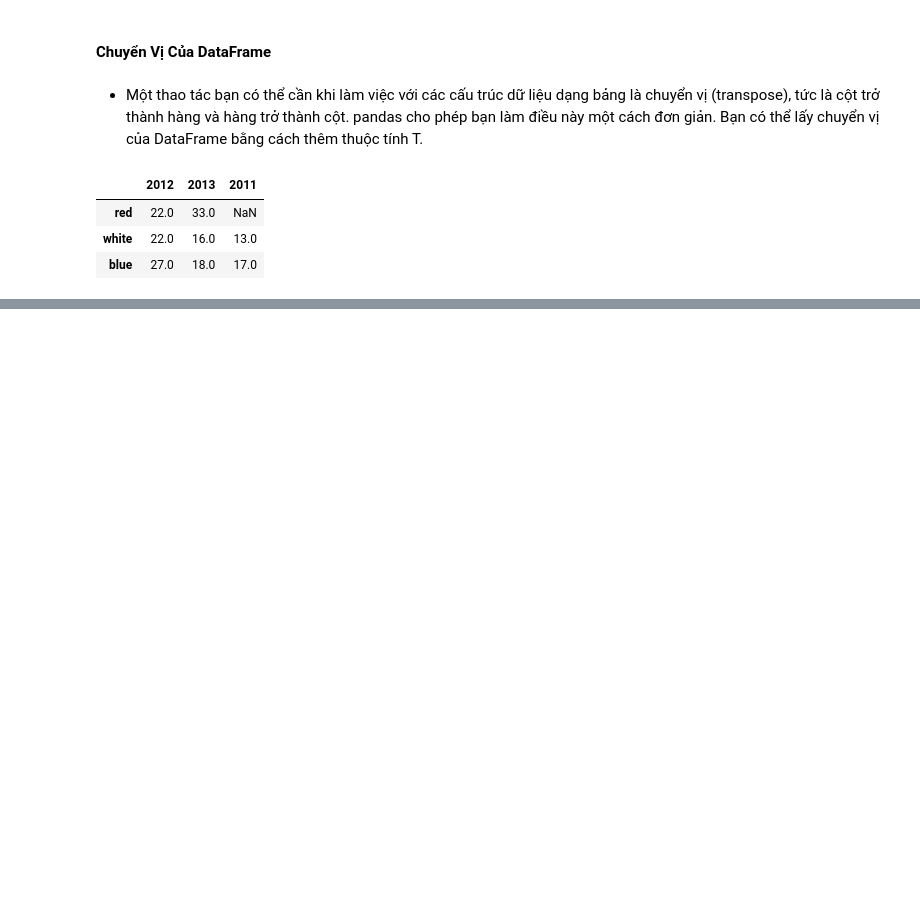
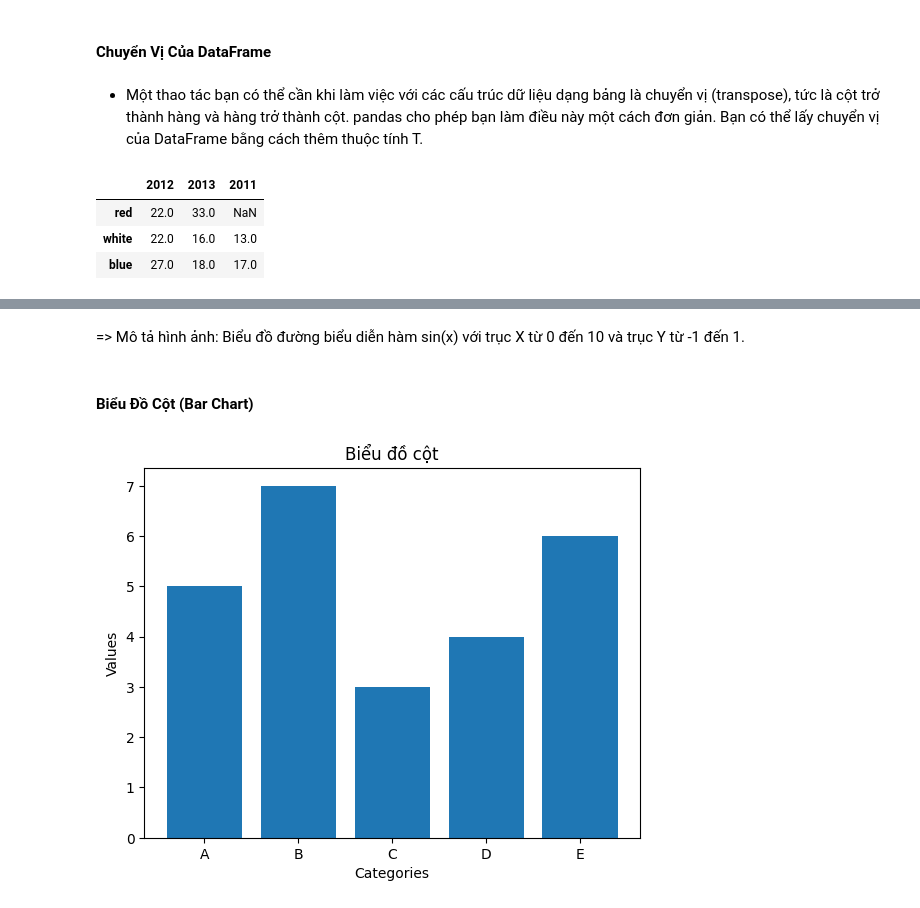
Before and after one commit to MeiCloudie/demo-python-data-analyst, a Jupyter notebook: tutorial/tutorial.ipynb, the cells around one changed output, grey strips where cells are left out. Cells and saved outputs as stored; diff of their text form; code cells hidden in the pictures; blank space fills up the shorter version.

```diff
--- a/tutorial/tutorial.ipynb
+++ b/tutorial/tutorial.ipynb
@@ -1471,0 +2254,17 @@ frame2.T
+# %% [markdown]
+=> Mô tả hình ảnh: Biểu đồ đường biểu diễn hàm sin(x) với trục X từ 0 đến 10 và trục Y từ -1 đến 1.
+# %% [markdown]
+#### Biểu Đồ Cột (Bar Chart)
+# %%
+# Tạo dữ liệu
+categories = ['A', 'B', 'C', 'D', 'E']
+values = [5, 7, 3, 4, 6]
+
+# Vẽ biểu đồ cột
+plt.bar(categories, values)
+plt.xlabel('Categories')
+plt.ylabel('Values')
+plt.title('Biểu đồ cột')
+plt.show()
+# %% [output]
+[figure, added]
```
Also changed, not shown: parts of 141 cells of this notebook, 12 other files.
